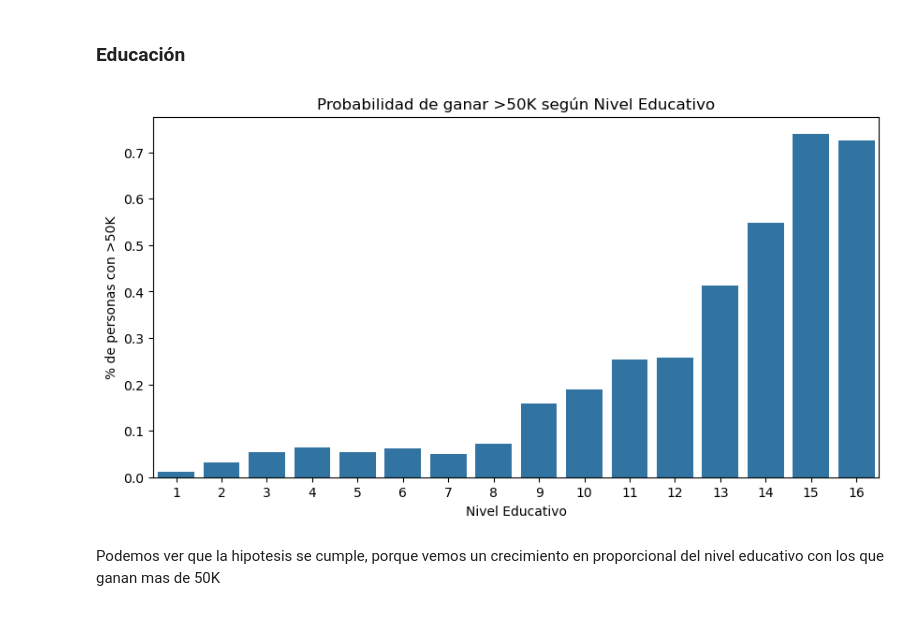
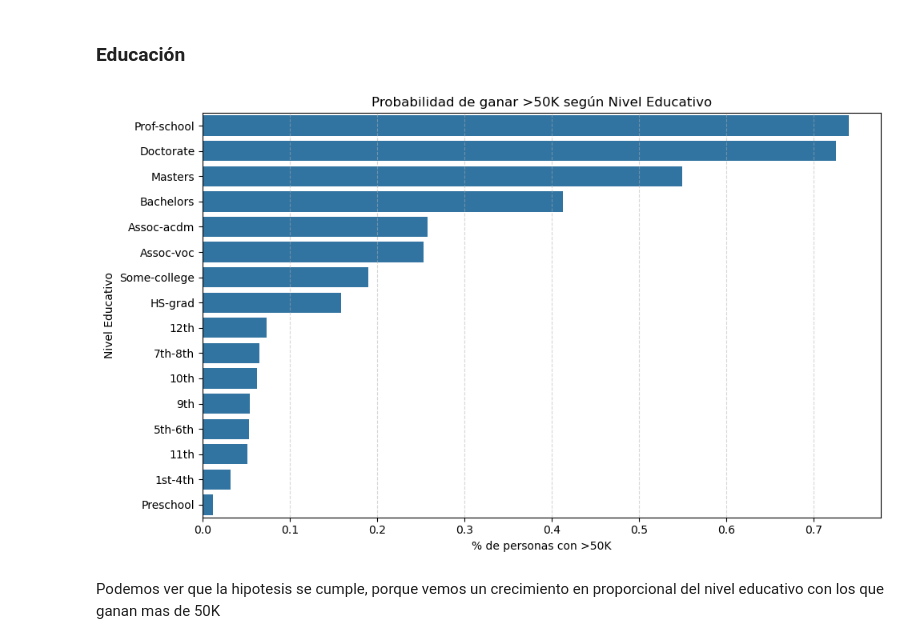
Before and after one commit to lauri871/trabajo_final, a Jupyter notebook: EDA.ipynb, the cells around one changed output. Drawn from its saved outputs; the diff is of its cells as text; code cells hidden in the pictures.

```diff
--- a/EDA.ipynb
+++ b/EDA.ipynb
@@ -86,21 +86,24 @@ print(cat_cols)
 5. Estado civil: Las personas casadas tienen mas ingresos por su estabilidad
 # %% [markdown]
 ### Educación
-# %%
-# Convertimos el income a numérico
-df['income_bin'] = (df['income'] == '>50K').astype(int)
-
-# Agrupamos por nivel educativo y calculamos la media
-edu_prob = df.groupby('educational-num')['income_bin'].mean().reset_index()
-
-plt.figure(figsize=(10, 5))
-sns.barplot(data=edu_prob, x='educational-num', y='income_bin')
-plt.title('Probabilidad de ganar >50K según Nivel Educativo')
-plt.ylabel('% de personas con >50K')
-plt.xlabel('Nivel Educativo')
-plt.show()
-# %% [output]
-[figure, removed]
+# %%
+# Convertimos el income a numérico
+df['income_bin'] = (df['income'] == '>50K').astype(int)
+
+# Agrupamos y ordenamos
+edu_prob = df.groupby('education')['income_bin'].mean().sort_values(ascending=False).reset_index()
+
+plt.figure(figsize=(10, 6))
+sns.barplot(data=edu_prob, x='income_bin', y='education')
+
+plt.title('Probabilidad de ganar >50K según Nivel Educativo')
+plt.xlabel('% de personas con >50K')
+plt.ylabel('Nivel Educativo')
+plt.grid(axis='x', linestyle='--', alpha=0.5) # Líneas de guía verticales
+plt.tight_layout() # Ajusta los márgenes automáticamente
+plt.show()
+# %% [output]
+[figure, added]
 # %% [markdown]
 Podemos ver que la hipotesis se cumple, porque vemos un crecimiento en proporcional del nivel educativo con los que ganan mas de 50K
 # %% [markdown]
```
Also changed, not shown: parts of 57 cells of this notebook.
